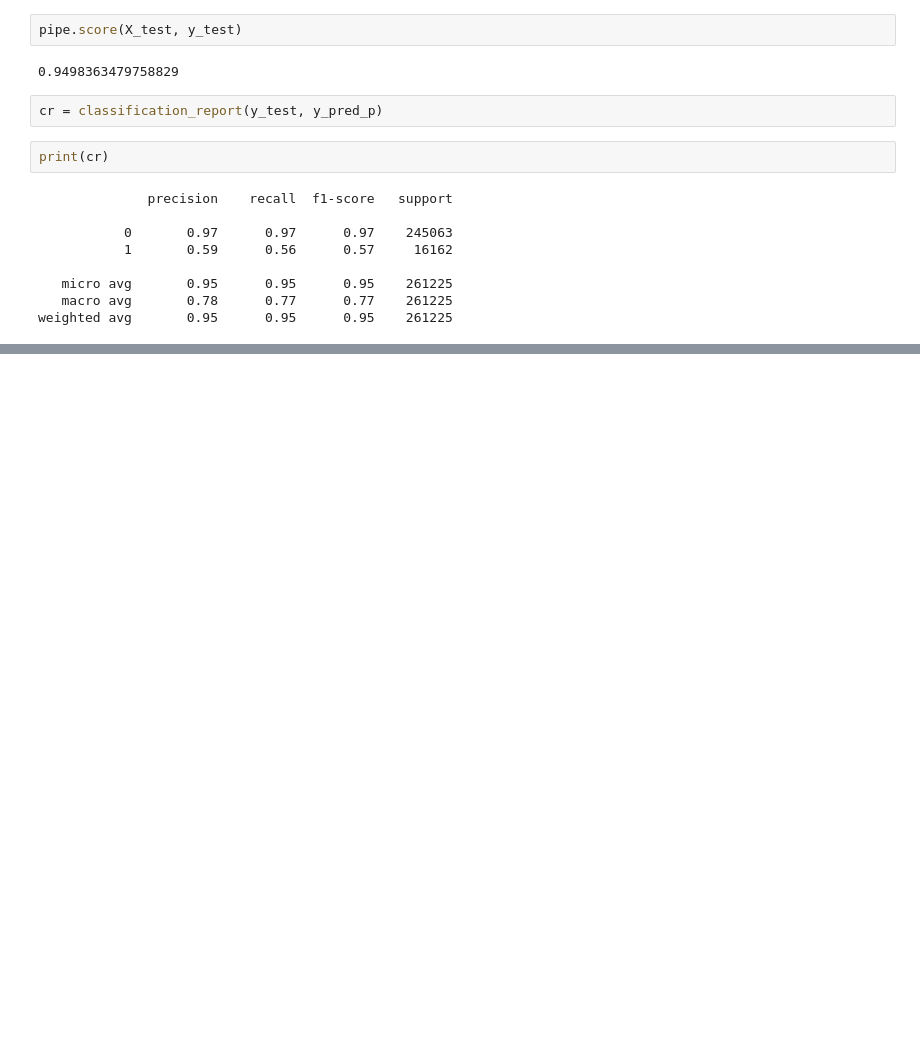
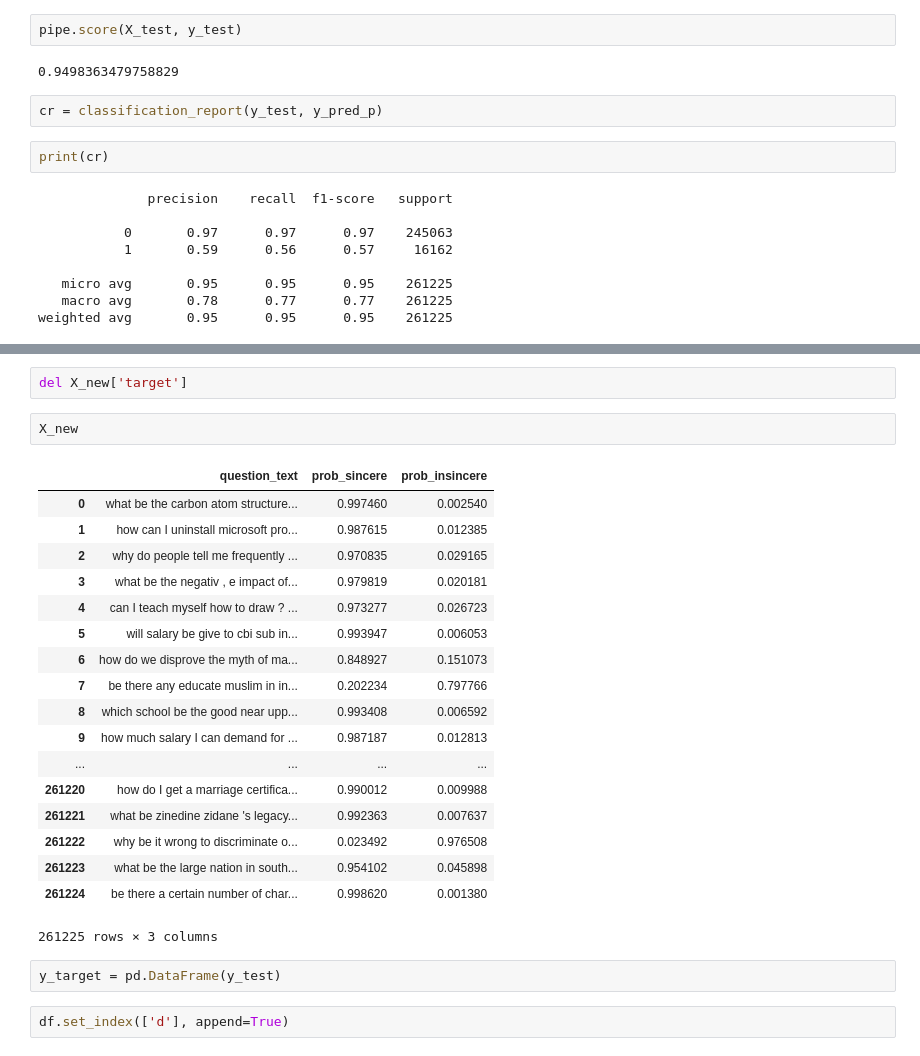
Before and after one commit to moneynass/Kaggle_competition_quora, a Jupyter notebook: notebooks/Kaggle_Quora_2.ipynb, the cells around one changed output, grey strips where cells are left out. Saved outputs shown, nothing was run; the diff lists cells and outputs as text; blank space fills up the shorter version.

```diff
--- a/notebooks/Kaggle_Quora_2.ipynb
+++ b/notebooks/Kaggle_Quora_2.ipynb
@@ -187,0 +263,27 @@ TypeError: list indices must be integers or slices, not str
+# %%
+del X_new['target']
+# %%
+X_new
+# %% [output]
+|  | question_text | prob_sincere | prob_insincere |
+| 0 | what be the carbon atom structure... | 0.997460 | 0.002540 |
+| 1 | how can I uninstall microsoft pro... | 0.987615 | 0.012385 |
+| 2 | why do people tell me frequently ... | 0.970835 | 0.029165 |
+| 3 | what be the negativ , e impact of... | 0.979819 | 0.020181 |
+| 4 | can I teach myself how to draw ? ... | 0.973277 | 0.026723 |
+| 5 | will salary be give to cbi sub in... | 0.993947 | 0.006053 |
+| 6 | how do we disprove the myth of ma... | 0.848927 | 0.151073 |
+| 7 | be there any educate muslim in in... | 0.202234 | 0.797766 |
+| 8 | which school be the good near upp... | 0.993408 | 0.006592 |
+| 9 | how much salary I can demand for ... | 0.987187 | 0.012813 |
+| ... | ... | ... | ... |
+| 261220 | how do I get a marriage certifica... | 0.990012 | 0.009988 |
+| 261221 | what be zinedine zidane 's legacy... | 0.992363 | 0.007637 |
+| 261222 | why be it wrong to discriminate o... | 0.023492 | 0.976508 |
+| 261223 | what be the large nation in south... | 0.954102 | 0.045898 |
+| 261224 | be there a certain number of char... | 0.998620 | 0.001380 |
+261225 rows × 3 columns
+# %%
+y_target = pd.DataFrame(y_test)
+# %%
+df.set_index(['d'], append=True)
```
Also changed, not shown: parts of 17 cells of this notebook.
